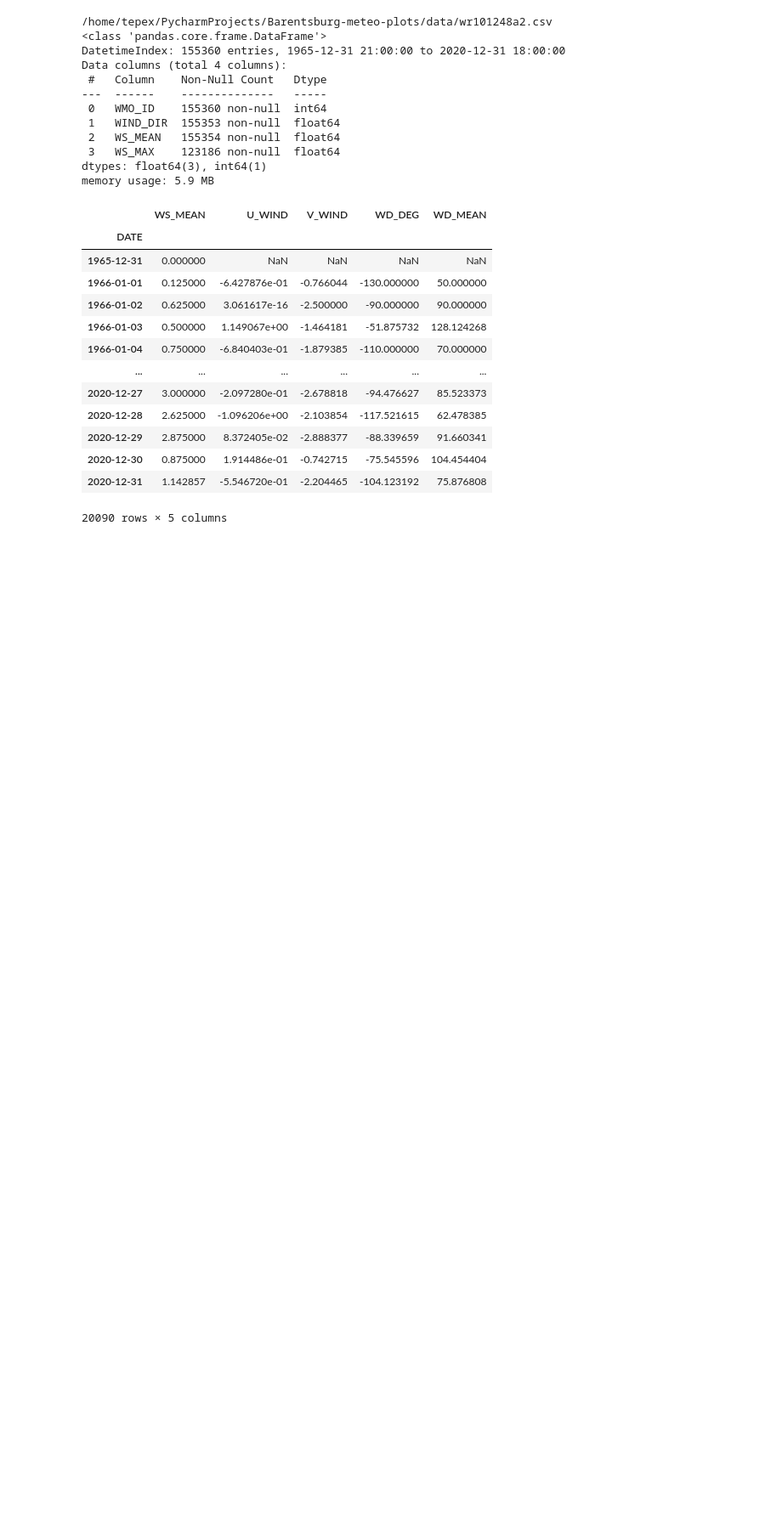
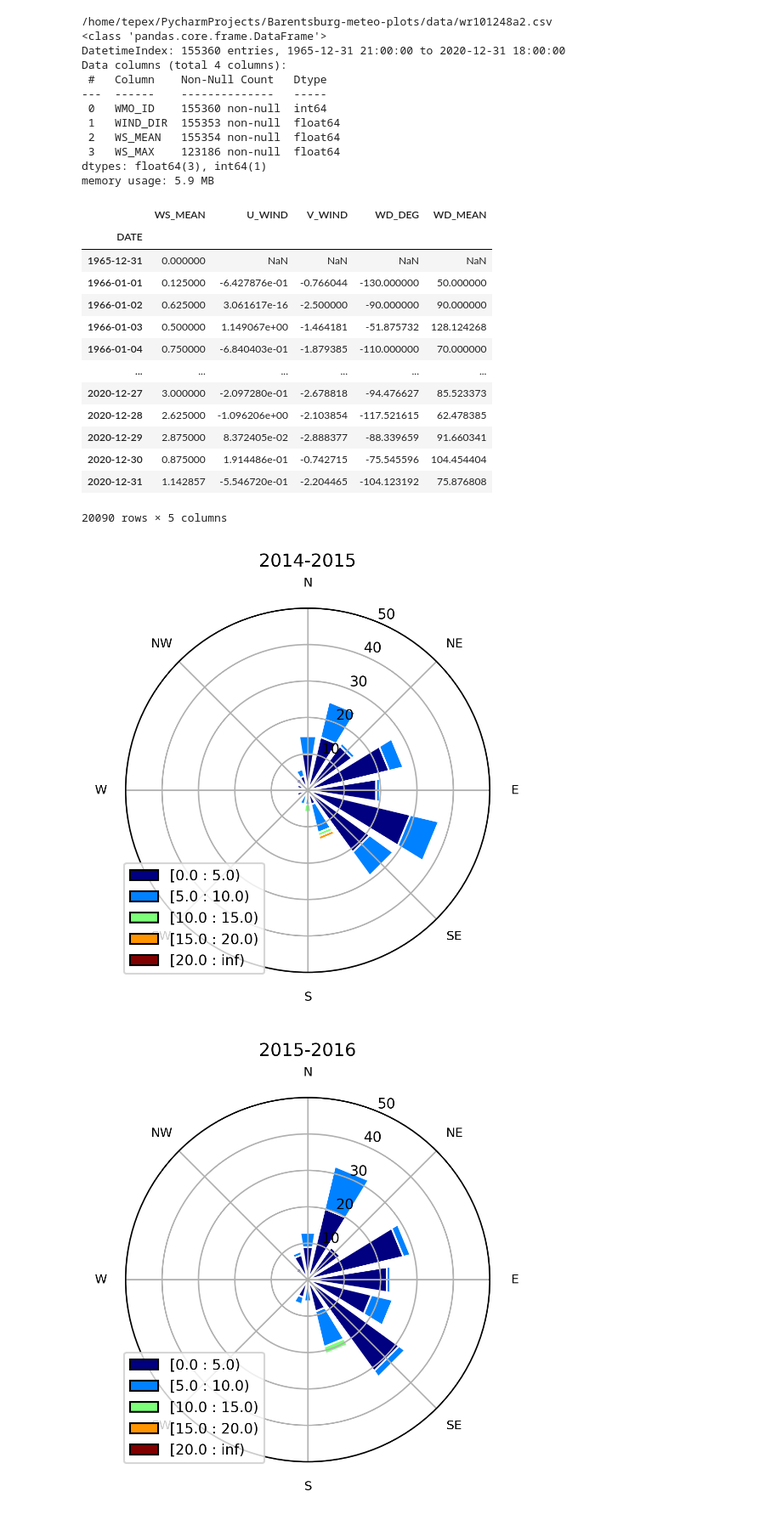
Before and after one commit to tepextepex/barentsburg-meteo, a Jupyter notebook: wind.ipynb, the cells around one changed output. Shown at 85% size. Drawn from its saved outputs; the diff is of its cells as text; code cells hidden in the pictures; blank space fills up the shorter version.

```diff
--- a/wind.ipynb
+++ b/wind.ipynb
@@ -150,26 +150,30 @@ display(avg_df)
 # %%
 df = avg_df
 
 df = df.loc[df.index.year >= 2000]
 
 def new_axes():
     fig = plt.figure(figsize=(1.5*wu, 1.5*hu), dpi=300, facecolor='w', edgecolor='w')
     rect = [0.1, 0.1, 0.8, 0.8]
     ax = WindroseAxes(fig, rect)
     fig.add_axes(ax)
     return fig, ax
 
-for y in range(2001, 2021):
+for y in range(2015, 2021):
     test = df.loc[((df.index.year == y) & (df.index.month.isin((1, 2, 3, 4))) | ((df.index.year == (y - 1)) & (df.index.month.isin((10, 11, 12)))))]
 
     fig, ax = new_axes()
     ax.bar(test["WD_MEAN"], test["WS_MEAN"], normed=False, opening=0.8, bins=np.arange(0, 25, 5), edgecolor='white')
+    # ax.bar(test["WD_MEAN"], test["WS_MEAN"], normed=False, opening=0.8, bins=(0, 2, 5, 10, 15), edgecolor='white')
     ax.set_xticklabels(['E', 'NE', 'N', 'NW',  'W', 'SW', 'S', 'SE'])
     ax.set_yticks(np.arange(10, 60, step=10))
     ax.set_yticklabels(np.arange(10, 60, step=10))
     ax.set_legend()
     ax.set_title("%s-%s" % (y - 1, y))
 
     # fig.tight_layout()
-    # fig_path = os.path.join(fig_dir, "windrose_%s-%s.png" % (y - 1, y))
-    # plt.savefig(fig_path, dpi=300, transparent=False, facecolor="white")
+    fig_path = os.path.join(fig_dir, "windrose_%s-%s.png" % (y - 1, y))
+    plt.savefig(fig_path, dpi=300, transparent=False, facecolor="white")
+# %% [output]
+[figure, added]
+[figure, added]
```
Also changed, not shown: parts of 2 cells of this notebook.
